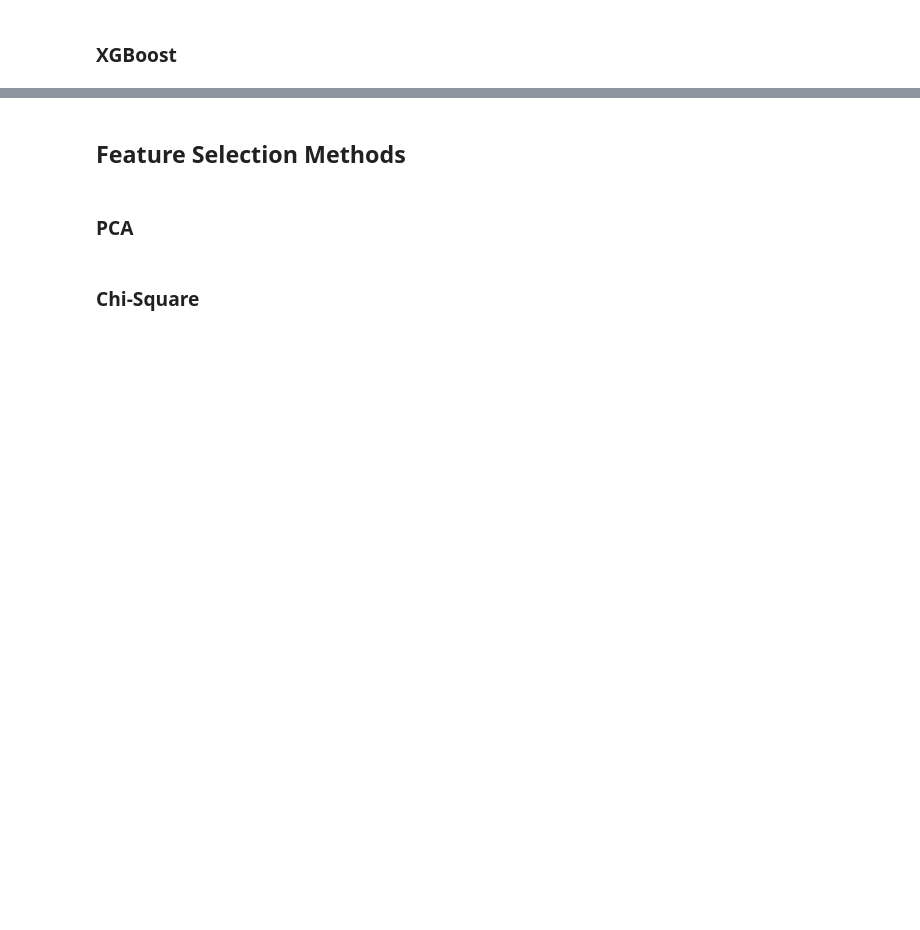
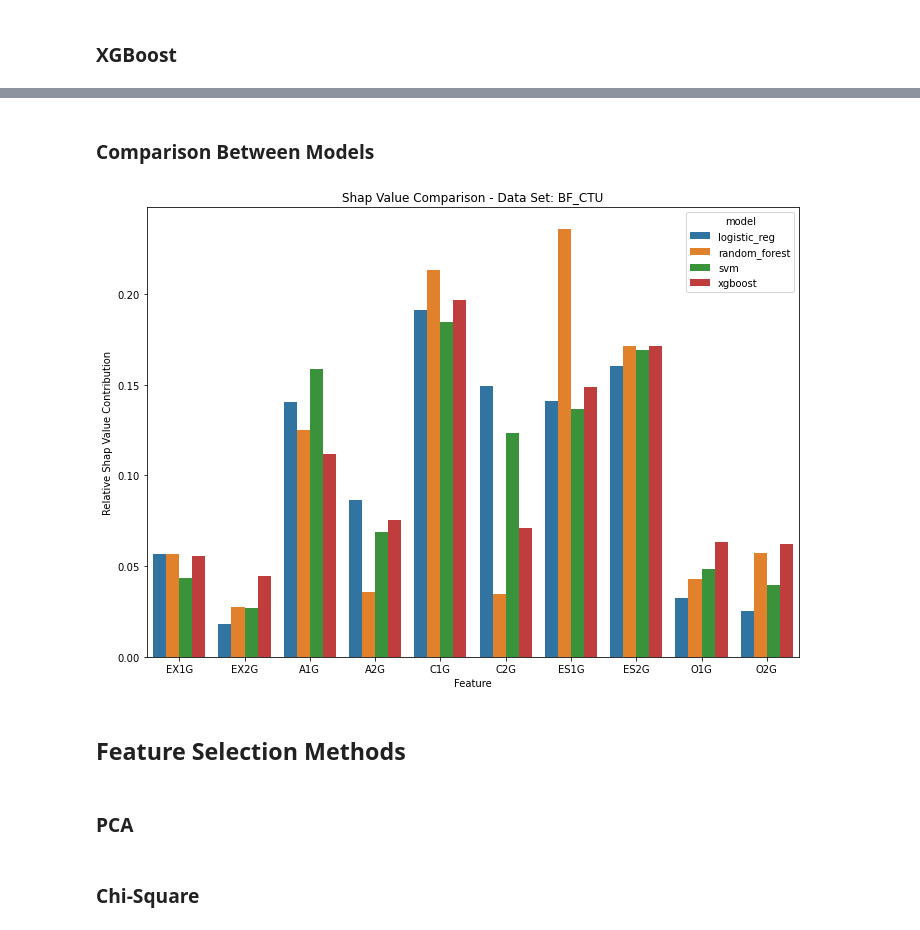
Before and after one commit to santiviquez/lie-detection, a Jupyter notebook: predictors_reliability.ipynb, the cells around one changed output, grey strips where cells are left out. Drawn from its saved outputs; the diff is of its cells as text; code cells hidden in the pictures; blank space fills up the shorter version.

```diff
--- a/predictors_reliability.ipynb
+++ b/predictors_reliability.ipynb
@@ -211,7 +215,2 @@ Cross-Validated F1-Score: 0.8264135923136632
 # %% [markdown]
 ### SVM
-# %%
-clf = svm.SVC(kernel="linear")
-shap_values, f1 = get_shap_values(clf, BF_CTU_df, 5)
-print(f"Cross-Validated F1-Score: {f1}")
-shap.plots.bar(shap_values)
@@ -220,0 +217,5 @@ Cross-Validated F1-Score: 0.8193417996883913
+# %%
+clf = svm.SVC(kernel="linear")
+shap_values_svm, f1 = get_shap_values(clf, BF_CTU_df, 5)
+print(f"Cross-Validated F1-Score: {f1}")
+shap.plots.bar(shap_values_svm)
@@ -221,7 +225,2 @@ Cross-Validated F1-Score: 0.8193417996883913
 # %% [markdown]
 ### XGBoost
-# %%
-clf = XGBClassifier(random_state=42)
-shap_values, f1 = get_shap_values(clf, BF_CTU_df, 5)
-print(f"Cross-Validated F1-Score: {f1}")
-shap.plots.bar(shap_values)
@@ -230,0 +227,5 @@ Cross-Validated F1-Score: 0.8115609110462632
+# %%
+clf = XGBClassifier(random_state=42)
+shap_values_xgboost, f1 = get_shap_values(clf, BF_CTU_df, 5)
+print(f"Cross-Validated F1-Score: {f1}")
+shap.plots.bar(shap_values_xgboost)
@@ -231,3 +235,38 @@ Cross-Validated F1-Score: 0.8115609110462632
+# %% [markdown]
+### Comparison Between Models
+# %%
+df = BF_CTU_df
+
+def compute_relative_shap_values(shap_values, col_names):
+    mean_shap_values = np.mean(np.abs(shap_values.values), axis=0)
+    relative_shap_values = mean_shap_values / np.sum(mean_shap_values)
+    relative_shap_values = dict(zip(col_names, relative_shap_values))
+    return relative_shap_values
+
+rel_shap_values_lr = compute_relative_shap_values(shap_values_lr, df.columns)
+rel_shap_values_rf = compute_relative_shap_values(shap_values_rf[:,:,1], df.columns)
+rel_shap_values_svm = compute_relative_shap_values(shap_values_svm, df.columns)
+rel_shap_values_xgboost = compute_relative_shap_values(shap_values_xgboost, df.columns)
+
+rel_shap_values_lr['model'] ="logistic_reg"
+rel_shap_values_rf['model'] ="random_forest"
+rel_shap_values_svm['model'] ="svm"
+rel_shap_values_xgboost['model'] ="xgboost"
+
+comparison_df = pd.DataFrame.from_dict([rel_shap_values_lr,
+                        rel_shap_values_rf,
+                        rel_shap_values_svm,
+                        rel_shap_values_xgboost])
+
+comparison_df = comparison_df.melt(id_vars=["model"])
+
+ax = sns.barplot(data=comparison_df, x="variable", y="value", hue="model")
+ax.set_title('Shap Value Comparison - Data Set: BF_CTU')
+ax.set_ylabel('Relative Shap Value Contribution')
+ax.set_xlabel('Feature')
+plt.show()
+# %% [output]
+[figure, added]
 # %% [markdown]
 ## Feature Selection Methods
 # %% [markdown]
```
Also changed, not shown: parts of 23 cells of this notebook.
